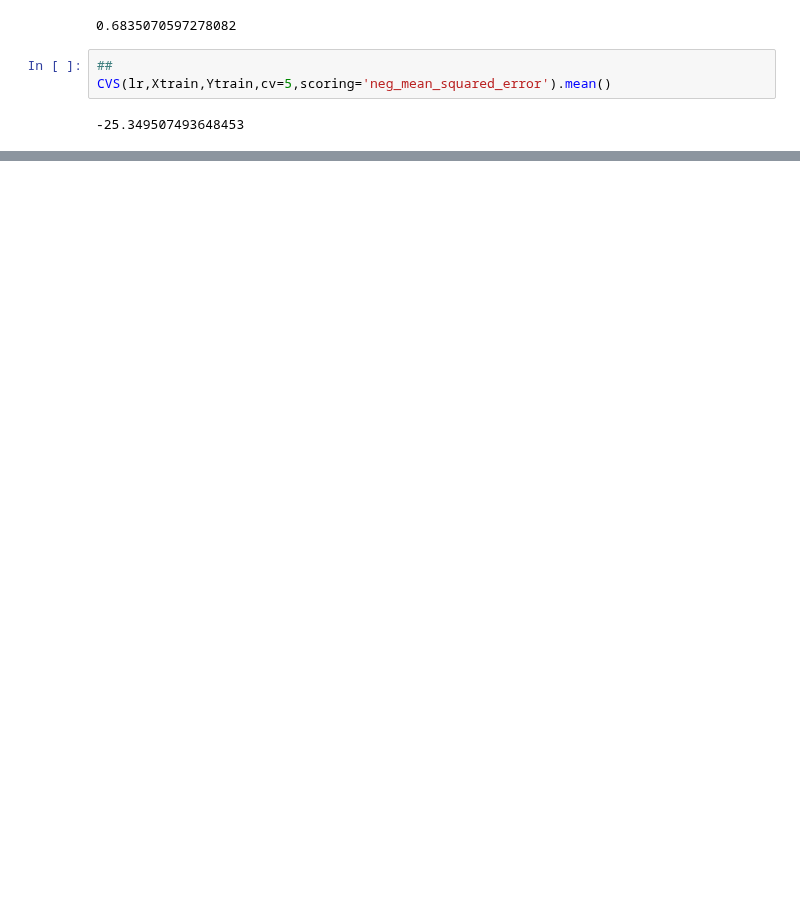
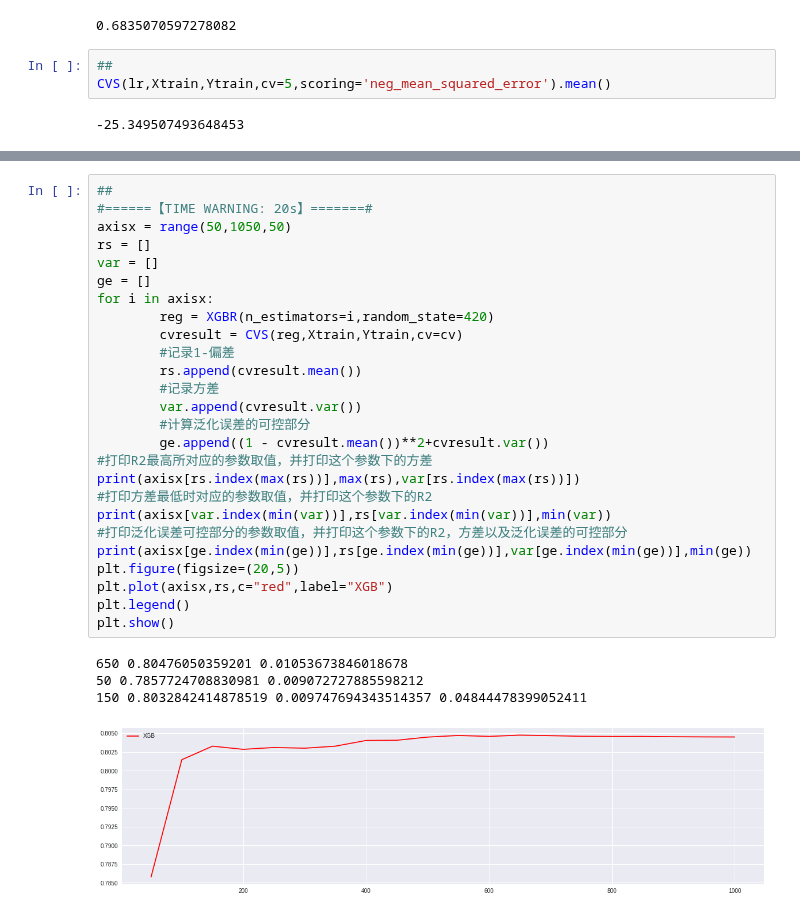
Before and after one commit to cwcheng0/practicepython, a Jupyter notebook: SKLearn_XGboost.ipynb, the cells around one changed output, grey strips where cells are left out. Cells and saved outputs as stored; diff of their text form; blank space fills up the shorter version.

```diff
--- a/SKLearn_XGboost.ipynb
+++ b/SKLearn_XGboost.ipynb
@@ -206,0 +269,31 @@ XGboost4
+# %%
+##
+#======【TIME WARNING: 20s】=======#
+axisx = range(50,1050,50)
+rs = []
+var = []
+ge = []
+for i in axisx:
+        reg = XGBR(n_estimators=i,random_state=420)
+        cvresult = CVS(reg,Xtrain,Ytrain,cv=cv)
+        #记录1-偏差
+        rs.append(cvresult.mean())
+        #记录方差
+        var.append(cvresult.var())
+        #计算泛化误差的可控部分
+        ge.append((1 - cvresult.mean())**2+cvresult.var())
+#打印R2最高所对应的参数取值，并打印这个参数下的方差
+print(axisx[rs.index(max(rs))],max(rs),var[rs.index(max(rs))])
+#打印方差最低时对应的参数取值，并打印这个参数下的R2
+print(axisx[var.index(min(var))],rs[var.index(min(var))],min(var))
+#打印泛化误差可控部分的参数取值，并打印这个参数下的R2，方差以及泛化误差的可控部分
+print(axisx[ge.index(min(ge))],rs[ge.index(min(ge))],var[ge.index(min(ge))],min(ge))
+plt.figure(figsize=(20,5))
+plt.plot(axisx,rs,c="red",label="XGB")
+plt.legend()
+plt.show()
+# %% [output]
+650 0.80476050359201 0.01053673846018678
+50 0.7857724708830981 0.009072727885598212
+150 0.8032842414878519 0.009747694343514357 0.04844478399052411
+[figure, added]
```
Also changed, not shown: parts of 25 cells of this notebook.
